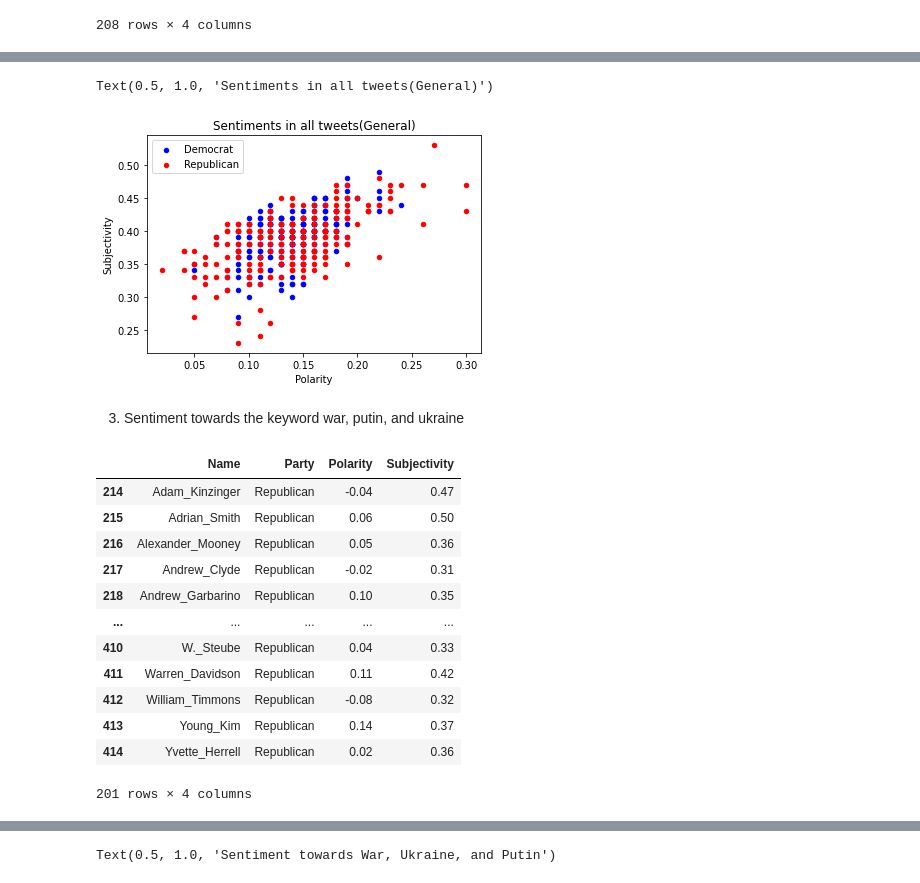
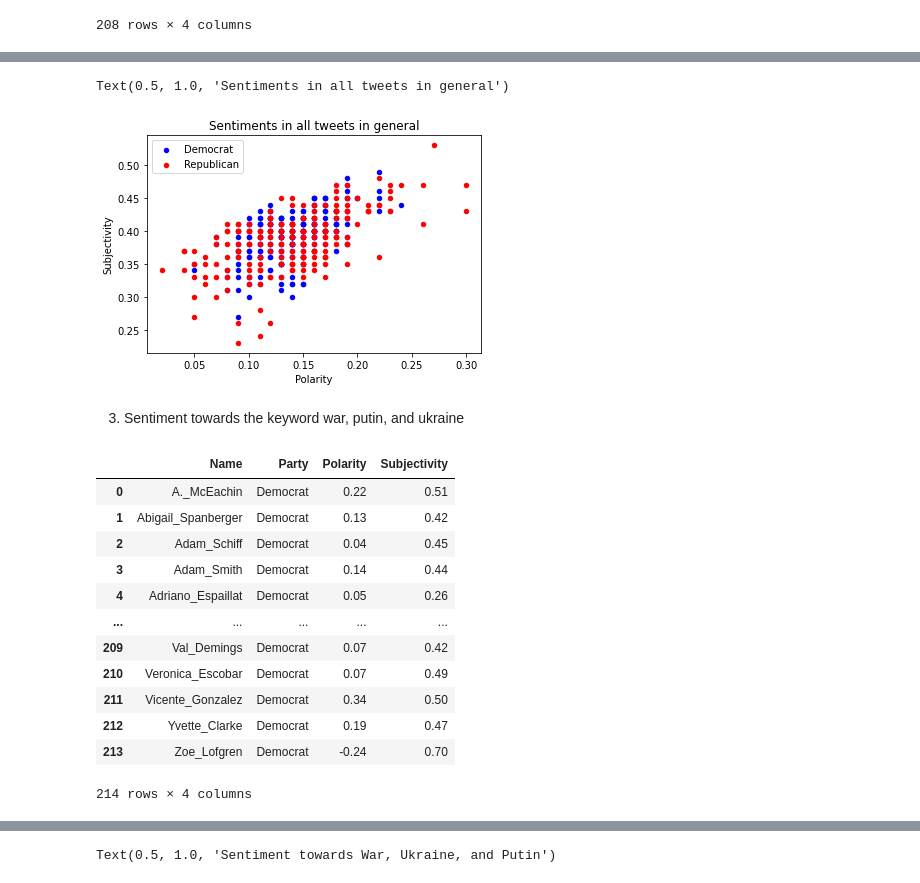
Before and after one commit to VieVaWaldi/PoliticalDespairTwitter, a Jupyter notebook: AnalysisSummary.ipynb, the cells around one changed output, grey strips where cells are left out. Cells and saved outputs as stored; diff of their text form; code cells hidden in the pictures.

```diff
--- a/AnalysisSummary.ipynb
+++ b/AnalysisSummary.ipynb
@@ -370,13 +392,13 @@ Republican_sentiment
 # %%
 ax = Democrat_sentiment.reset_index().plot(kind='scatter', x='Polarity', y='Subjectivity',
                                            color='Blue', label='Democrat')
 
 Republican_sentiment.reset_index().plot(kind='scatter', x='Polarity', y='Subjectivity',
                                           color='Red', label='Republican', ax=ax)
-ax.set_title('Sentiments in all tweets(General)')
+ax.set_title('Sentiments in all tweets in general')
 # %% [output]
-Text(0.5, 1.0, 'Sentiments in all tweets(General)')
+Text(0.5, 1.0, 'Sentiments in all tweets in general')
-[figure, old version]
+[figure, new version]
 # %% [markdown]
 3. Sentiment towards the keyword war, putin, and ukraine
 # %%
@@ -388,18 +410,17 @@ Republican_sentiment = df[df['Party'].str.contains("Republican")]
 Democrat_sentiment = df[df['Party'].str.contains("Democrat")]
 
 Democrat_sentiment
-Republican_sentiment
 # %% [output]
 |  | Name | Party | Polarity | Subjectivity |
-| 214 | Adam_Kinzinger | Republican | -0.04 | 0.47 |
-| 215 | Adrian_Smith | Republican | 0.06 | 0.50 |
-| 216 | Alexander_Mooney | Republican | 0.05 | 0.36 |
-| 217 | Andrew_Clyde | Republican | -0.02 | 0.31 |
-| 218 | Andrew_Garbarino | Republican | 0.10 | 0.35 |
+| 0 | A._McEachin | Democrat | 0.22 | 0.51 |
+| 1 | Abigail_Spanberger | Democrat | 0.13 | 0.42 |
+| 2 | Adam_Schiff | Democrat | 0.04 | 0.45 |
+| 3 | Adam_Smith | Democrat | 0.14 | 0.44 |
+| 4 | Adriano_Espaillat | Democrat | 0.05 | 0.26 |
 | ... | ... | ... | ... | ... |
-| 410 | W._Steube | Republican | 0.04 | 0.33 |
-| 411 | Warren_Davidson | Republican | 0.11 | 0.42 |
-| 412 | William_Timmons | Republican | -0.08 | 0.32 |
-| 413 | Young_Kim | Republican | 0.14 | 0.37 |
-| 414 | Yvette_Herrell | Republican | 0.02 | 0.36 |
+| 209 | Val_Demings | Democrat | 0.07 | 0.42 |
+| 210 | Veronica_Escobar | Democrat | 0.07 | 0.49 |
+| 211 | Vicente_Gonzalez | Democrat | 0.34 | 0.50 |
+| 212 | Yvette_Clarke | Democrat | 0.19 | 0.47 |
+| 213 | Zoe_Lofgren | Democrat | -0.24 | 0.70 |
-201 rows × 4 columns
+214 rows × 4 columns
```
Also changed, not shown: parts of 16 cells of this notebook.
